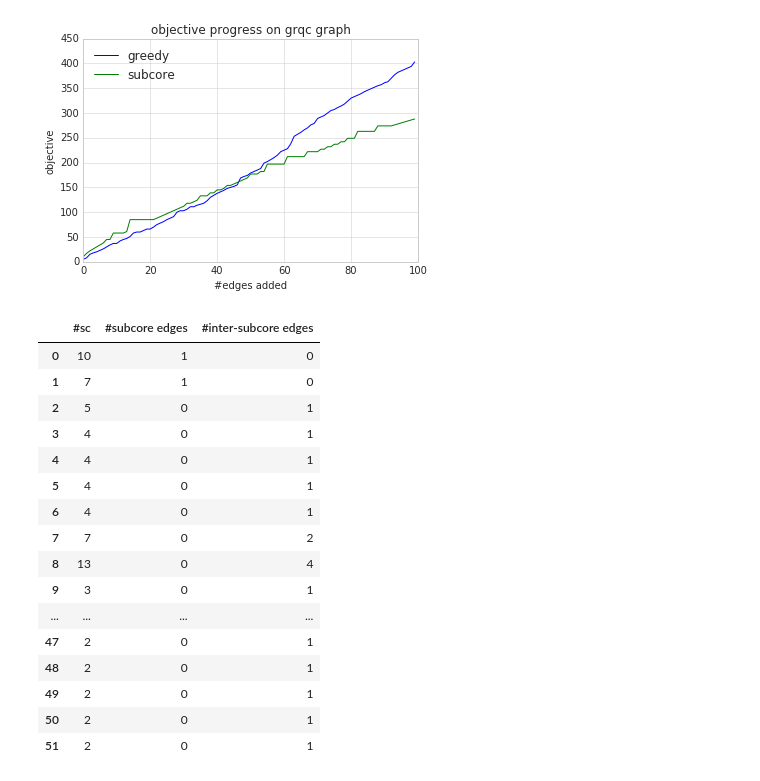
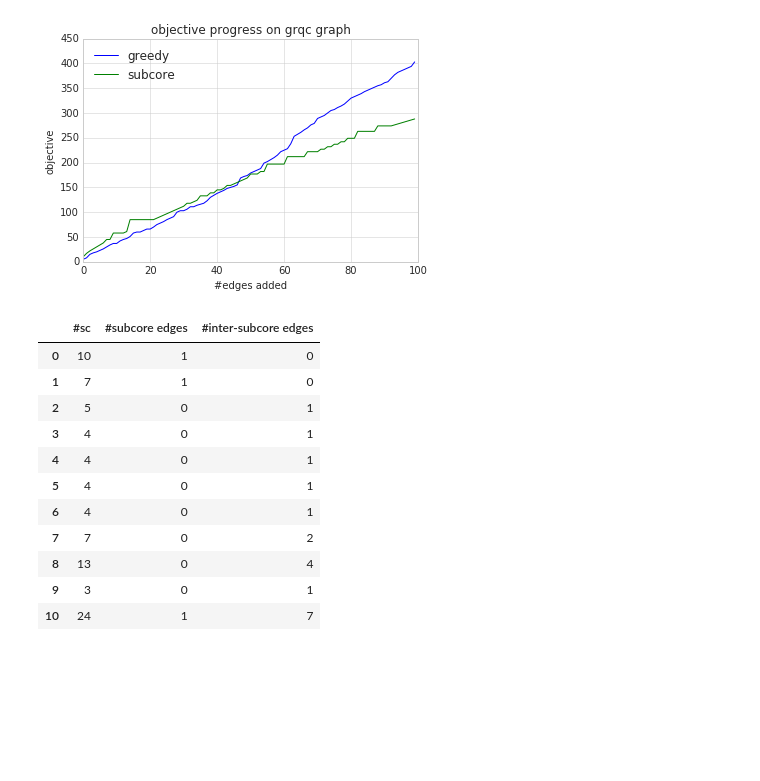
Before and after one commit to xiaohan2012/core_maximization, a Jupyter notebook: evaluation.ipynb, the cells around one changed output. Cells and saved outputs as stored; diff of their text form; code cells hidden in the pictures; blank space fills up the shorter version.

```diff
--- a/evaluation.ipynb
+++ b/evaluation.ipynb
@@ -162,36 +157,31 @@ fig.savefig('figs/obj_grow/grqc.png')
 # %%
 # inspect the subcore algorithm
 subcore_g = g.copy()
 core_before = kcore_decomposition(subcore_g).a
 rows = []
 for edges in subcore_log['edges_list']:
     subcore_g.add_edge_list(edges)
     core_after = kcore_decomposition(subcore_g).a
     sc = set((core_after - core_before).nonzero()[0])
     intra_sc_edges = set([(u, v) for u, v in edges if u in sc and v in sc])
     inter_sc_edges = set(edges) - intra_sc_edges
     row = (len(sc), len(intra_sc_edges), len(inter_sc_edges))
     rows.append(row)
     # print('|sc|={}, |sc-edges|={}, |other-edges|={}'.format(*row))
     core_before = core_after
 
 df = pd.DataFrame(rows, columns=['#sc', '#subcore edges', '#inter-subcore edges'])
-df
+df.head(11)
 # %% [output]
 |  | #sc | #subcore edges | #inter-subcore edges |
 | 0 | 10 | 1 | 0 |
 | 1 | 7 | 1 | 0 |
 | 2 | 5 | 0 | 1 |
 | 3 | 4 | 0 | 1 |
 | 4 | 4 | 0 | 1 |
 | 5 | 4 | 0 | 1 |
 | 6 | 4 | 0 | 1 |
 | 7 | 7 | 0 | 2 |
 | 8 | 13 | 0 | 4 |
 | 9 | 3 | 0 | 1 |
-| ... | ... | ... | ... |
-| 47 | 2 | 0 | 1 |
-| 48 | 2 | 0 | 1 |
-| 49 | 2 | 0 | 1 |
-| 50 | 2 | 0 | 1 |
-| 51 | 2 | 0 | 1 |
+| 10 | 24 | 1 | 7 |
```
Also changed, not shown: parts of 7 cells of this notebook, 1 other file.
